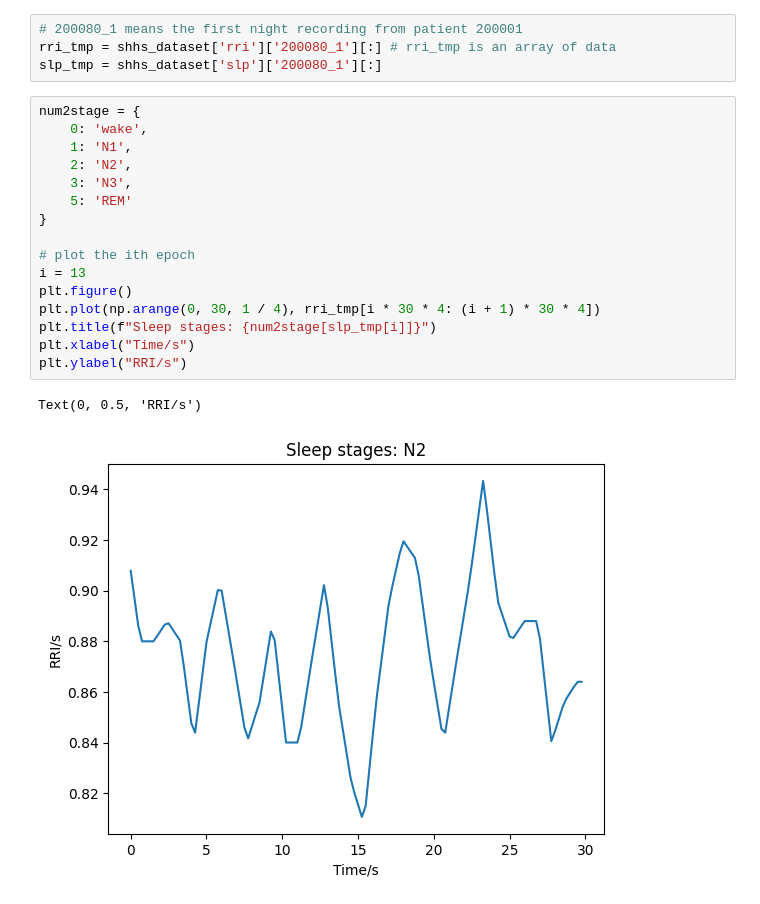
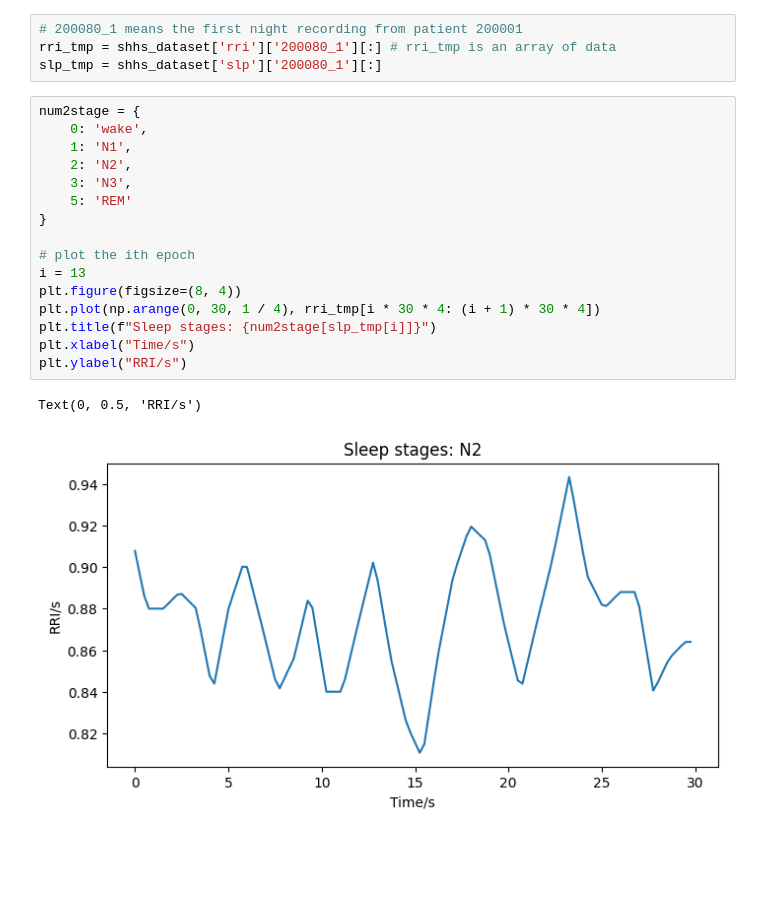
Before and after one commit to AlexMa123/DCNN-SHHS, a Jupyter notebook: Demo.ipynb, the cells around one changed output. Saved outputs shown, nothing was run; the diff lists cells and outputs as text; blank space fills up the shorter version.

```diff
--- a/Demo.ipynb
+++ b/Demo.ipynb
@@ -77,19 +76,19 @@ slp_tmp = shhs_dataset['slp']['200080_1'][:]
 # %%
 num2stage = {
     0: 'wake',
     1: 'N1',
     2: 'N2',
     3: 'N3',
     5: 'REM'
 }
 
 # plot the ith epoch
 i = 13
-plt.figure()
+plt.figure(figsize=(8, 4))
 plt.plot(np.arange(0, 30, 1 / 4), rri_tmp[i * 30 * 4: (i + 1) * 30 * 4])
 plt.title(f"Sleep stages: {num2stage[slp_tmp[i]]}")
 plt.xlabel("Time/s")
 plt.ylabel("RRI/s")
 # %% [output]
 Text(0, 0.5, 'RRI/s')
-[figure, old version]
+[figure, new version]
```
Also changed, not shown: parts of 3 cells of this notebook.
